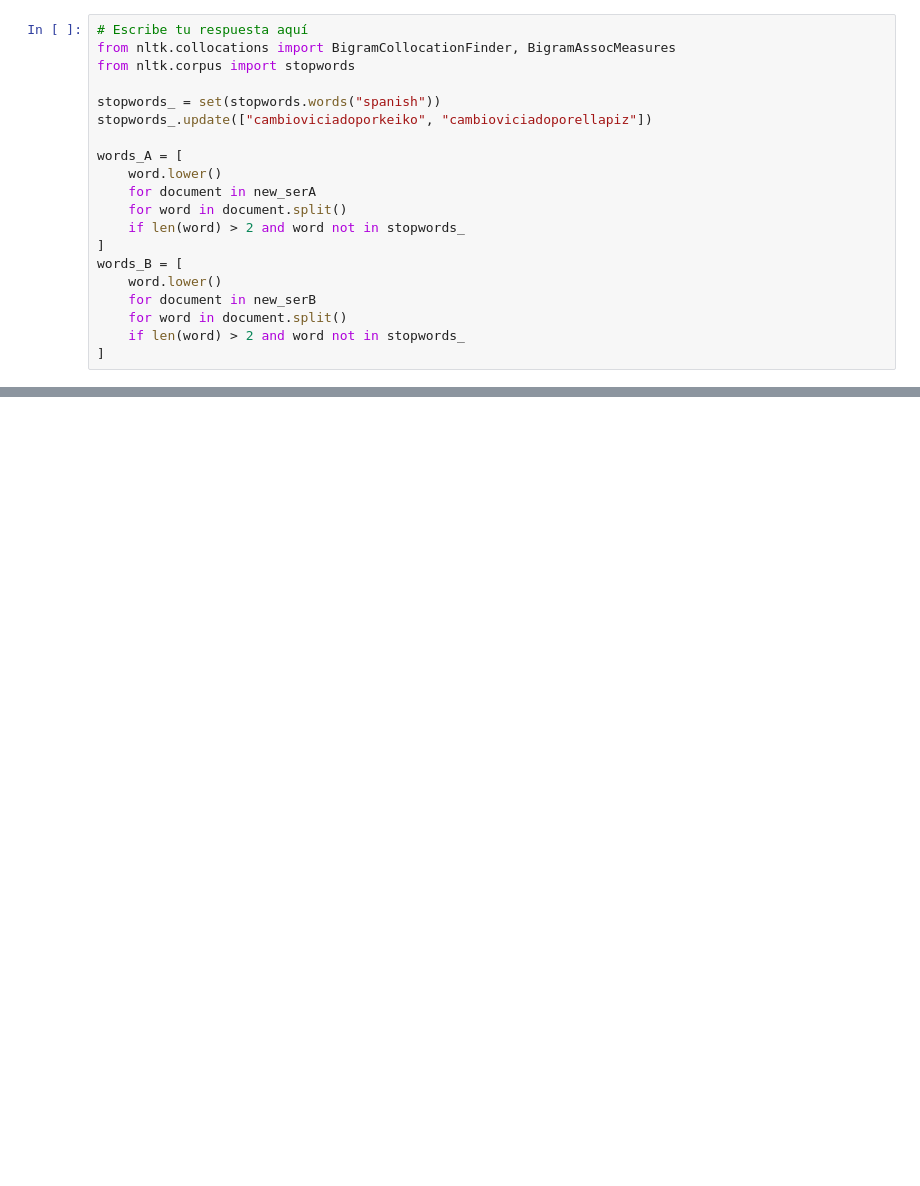
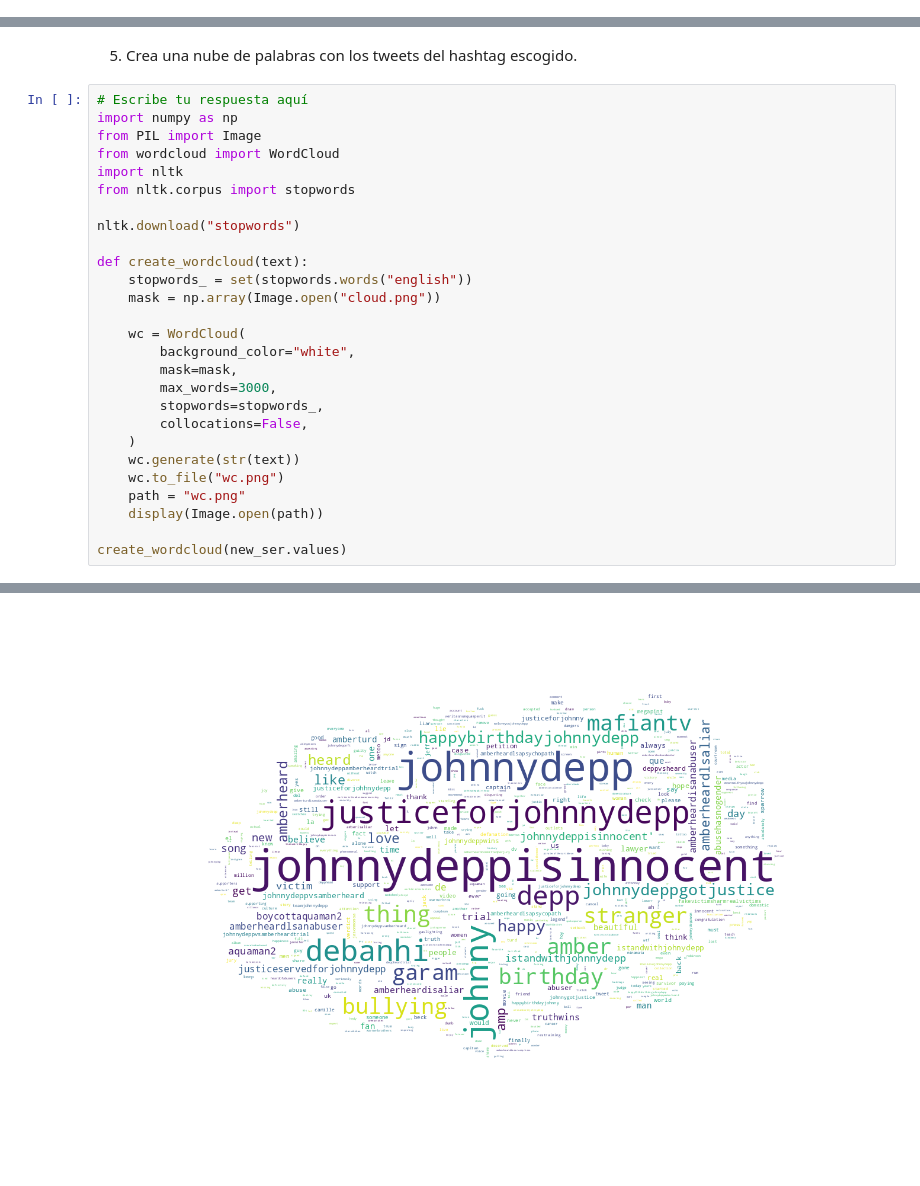
Before and after one commit to renatoparedes/IntroPythonInvestigacionPsicologia, a Jupyter notebook: AnalisisdeDatosCualitativos/Solucionario_AnalisisDeDatosTextuales.ipynb, the cells around one changed output, grey strips where cells are left out. Saved outputs shown, nothing was run; the diff lists cells and outputs as text; blank space fills up the shorter version.

```diff
--- a/AnalisisdeDatosCualitativos/Solucionario_AnalisisDeDatosTextuales.ipynb
+++ b/AnalisisdeDatosCualitativos/Solucionario_AnalisisDeDatosTextuales.ipynb
@@ -315,20 +0,0 @@ new_serB = new_serB.str.lower()
-# %%
-# Escribe tu respuesta aquí
-from nltk.collocations import BigramCollocationFinder, BigramAssocMeasures
-from nltk.corpus import stopwords
-
-stopwords_ = set(stopwords.words("spanish"))
-stopwords_.update(["cambioviciadoporkeiko", "cambioviciadoporellapiz"])
-
-words_A = [
-    word.lower()
-    for document in new_serA
-    for word in document.split()
-    if len(word) > 2 and word not in stopwords_
-]
-words_B = [
-    word.lower()
-    for document in new_serB
-    for word in document.split()
-    if len(word) > 2 and word not in stopwords_
-]
@@ -408,0 +169,30 @@ for i in top:
+# %% [markdown]
+5. Crea una nube de palabras con los tweets del hashtag escogido.
+# %%
+# Escribe tu respuesta aquí
+import numpy as np
+from PIL import Image
+from wordcloud import WordCloud
+import nltk
+from nltk.corpus import stopwords
+
+nltk.download("stopwords")
+
+def create_wordcloud(text):
+    stopwords_ = set(stopwords.words("english"))
+    mask = np.array(Image.open("cloud.png"))
+
+    wc = WordCloud(
+        background_color="white",
+        mask=mask,
+        max_words=3000,
+        stopwords=stopwords_,
+        collocations=False,
+    )
+    wc.generate(str(text))
+    wc.to_file("wc.png")
+    path = "wc.png"
+    display(Image.open(path))
+
+create_wordcloud(new_ser.values)
+# %% [output]
@@ -408,0 +201 @@ for i in top:
+[figure, added]
```
Also changed, not shown: parts of 45 cells of this notebook, 4 other files.
